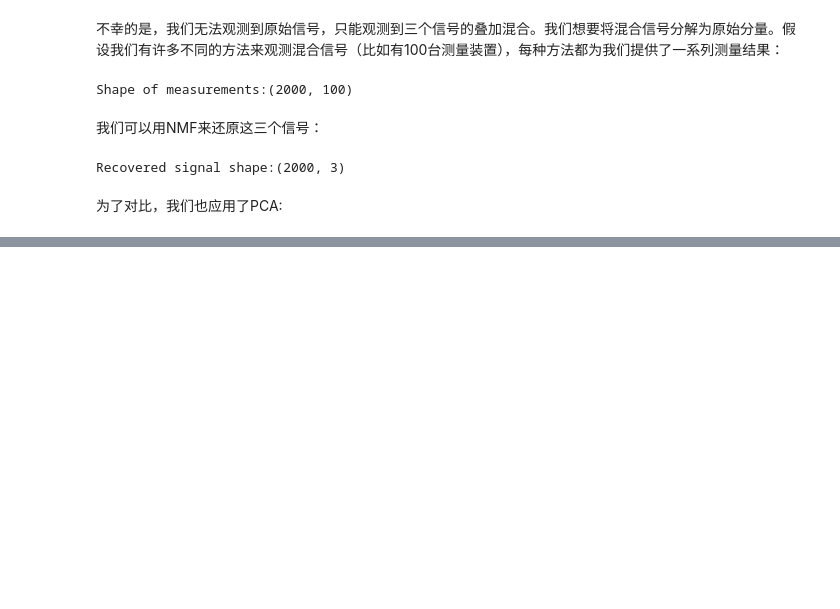
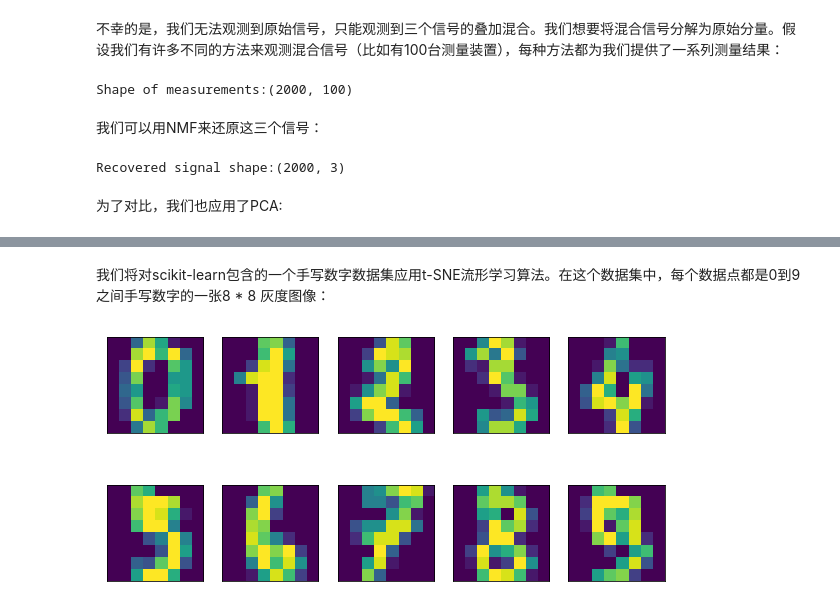
Before and after one commit to foragile/introduction_to_machine_learning_with_python, a Jupyter notebook: chapter03/无监督学习.ipynb, the cells around one changed output, grey strips where cells are left out. Drawn from its saved outputs; the diff is of its cells as text; code cells hidden in the pictures; blank space fills up the shorter version.

```diff
--- a/chapter03/无监督学习.ipynb
+++ b/chapter03/无监督学习.ipynb
@@ -593,0 +614,12 @@ H=pca.fit_transform(X)
+# %% [markdown]
+我们将对scikit-learn包含的一个手写数字数据集应用t-SNE流形学习算法。在这个数据集中，每个数据点都是0到9之间手写数字的一张8 * 8 灰度图像：
+# %%
+from sklearn.datasets import load_digits
+
+digits=load_digits()
+fig,axes=plt.subplots(2,5,figsize=(10,5),subplot_kw={'xticks':(),'yticks':()})
+
+for ax,img in zip(axes.ravel(),digits.images):
+    ax.imshow(img)
+# %% [output]
+[figure, added]
```
Also changed, not shown: parts of 11 cells of this notebook.
